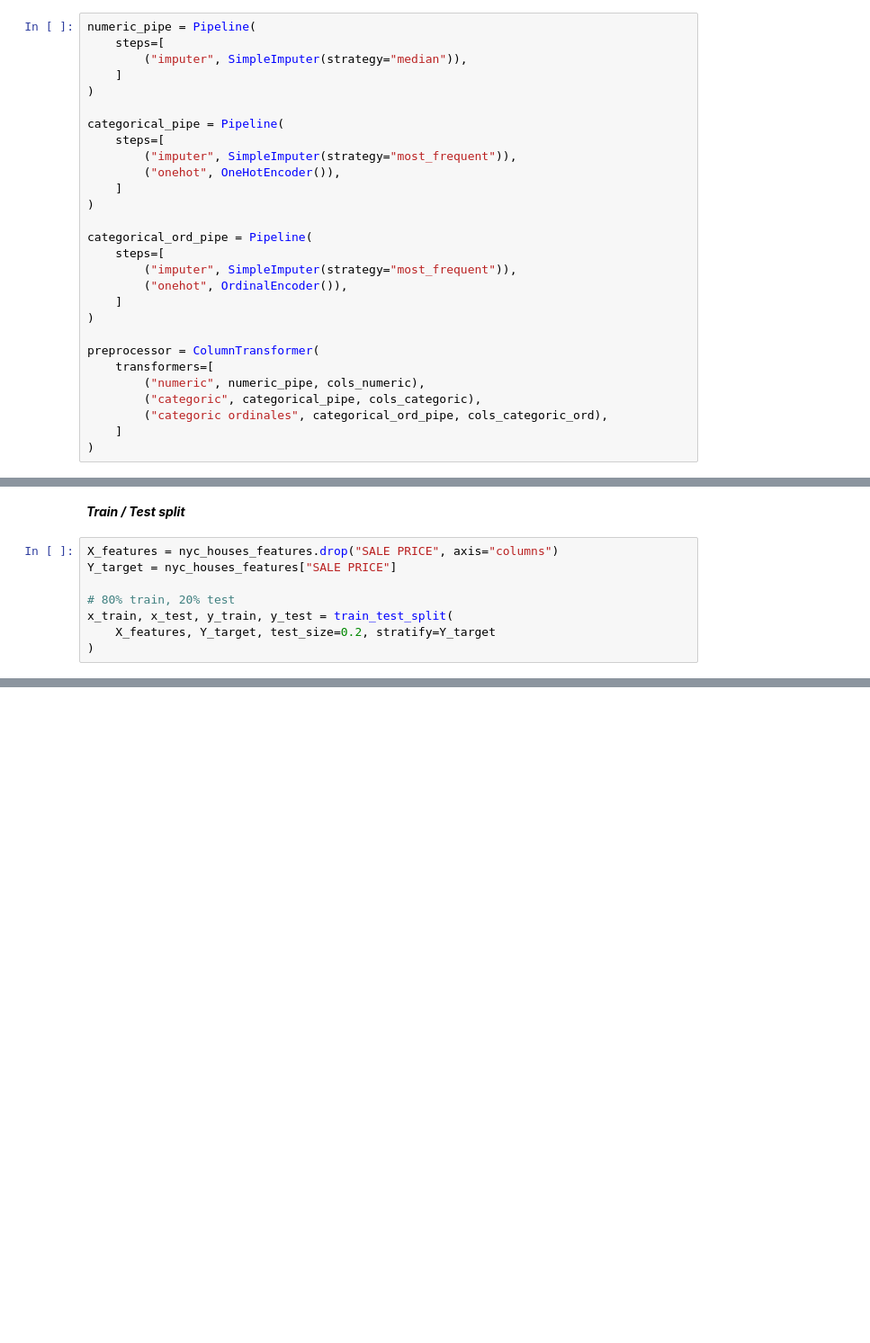
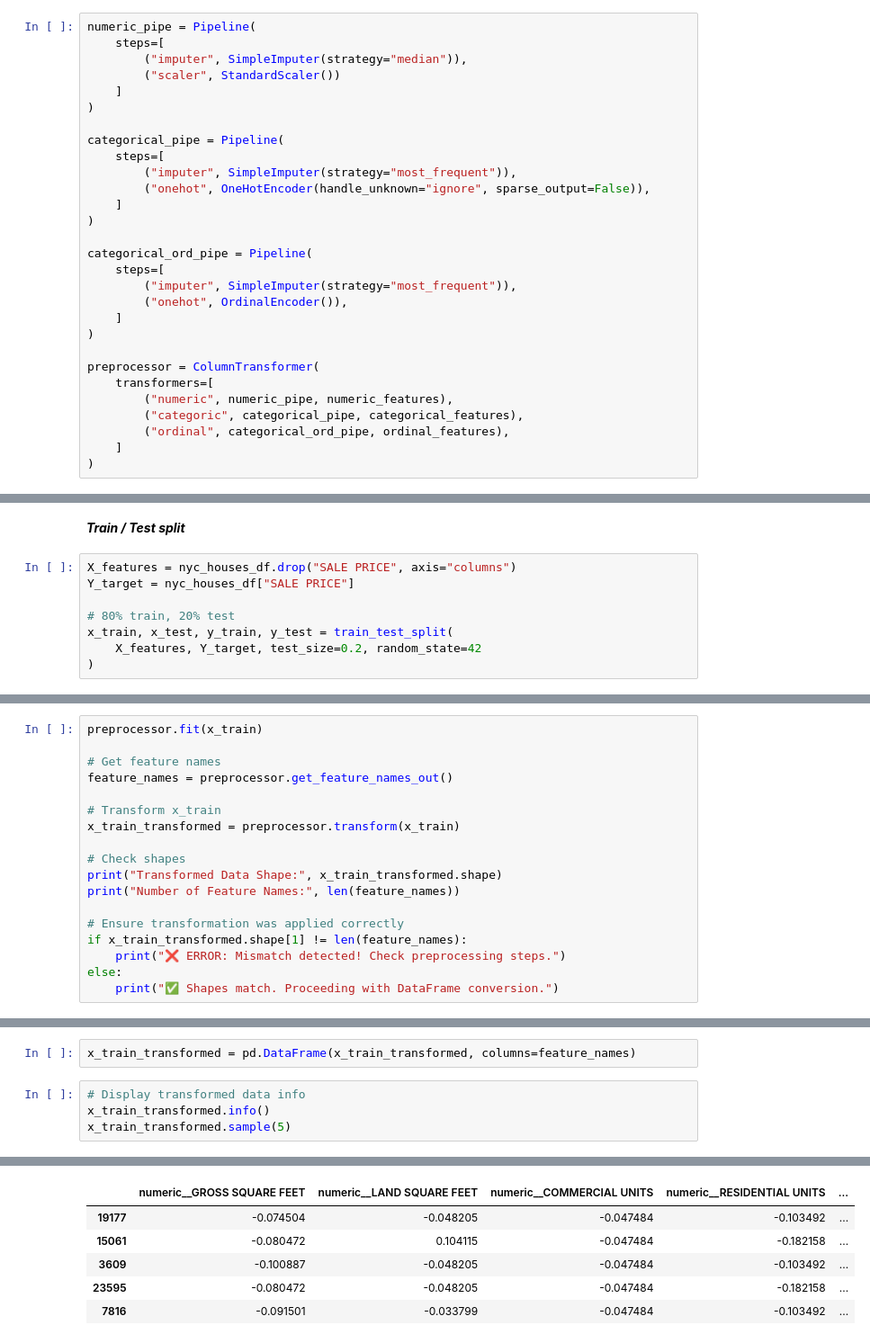
Before and after one commit to alejolondonm/NYC-houses, a Jupyter notebook: DataPreparation/4-feature-engineering.ipynb, the cells around one changed output, grey strips where cells are left out. Shown at 90% size. Cells and saved outputs as stored; diff of their text form; blank space fills up the shorter version.

```diff
--- a/DataPreparation/4-feature-engineering.ipynb
+++ b/DataPreparation/4-feature-engineering.ipynb
@@ -712,13 +720,14 @@ cols_categoric_ord = ['TAX CLASS AT TIME OF SALE', 'TAX CLASS AT PRESENT']
 numeric_pipe = Pipeline(
     steps=[
         ("imputer", SimpleImputer(strategy="median")),
+        ("scaler", StandardScaler())
     ]
 )
 
 categorical_pipe = Pipeline(
     steps=[
         ("imputer", SimpleImputer(strategy="most_frequent")),
-        ("onehot", OneHotEncoder()),
+        ("onehot", OneHotEncoder(handle_unknown="ignore", sparse_output=False)),
     ]
 )
 
@@ -731,9 +740,9 @@ categorical_ord_pipe = Pipeline(
 
 preprocessor = ColumnTransformer(
     transformers=[
-        ("numeric", numeric_pipe, cols_numeric),
-        ("categoric", categorical_pipe, cols_categoric),
-        ("categoric ordinales", categorical_ord_pipe, cols_categoric_ord),
+        ("numeric", numeric_pipe, numeric_features),
+        ("categoric", categorical_pipe, categorical_features),
+        ("ordinal", categorical_ord_pipe, ordinal_features),
     ]
 )
 # %%
@@ -761,10 +771,10 @@ ColumnTransformer(transformers=[('numeric',
 # %% [markdown]
 ***Train / Test split***
 # %%
-X_features = nyc_houses_features.drop("SALE PRICE", axis="columns")
-Y_target = nyc_houses_features["SALE PRICE"]
+X_features = nyc_houses_df.drop("SALE PRICE", axis="columns")
+Y_target = nyc_houses_df["SALE PRICE"]
 
 # 80% train, 20% test
 x_train, x_test, y_train, y_test = train_test_split(
-    X_features, Y_target, test_size=0.2, stratify=Y_target
+    X_features, Y_target, test_size=0.2, random_state=42
 )
@@ -772,0 +788,18 @@ ValueError: Input y contains NaN.
+# %%
+preprocessor.fit(x_train)
+
+# Get feature names
+feature_names = preprocessor.get_feature_names_out()
+
+# Transform x_train
+x_train_transformed = preprocessor.transform(x_train)
+
+# Check shapes
+print("Transformed Data Shape:", x_train_transformed.shape)
+print("Number of Feature Names:", len(feature_names))
+
+# Ensure transformation was applied correctly
+if x_train_transformed.shape[1] != len(feature_names):
+    print("❌ ERROR: Mismatch detected! Check preprocessing steps.")
+else:
+    print("✅ Shapes match. Proceeding with DataFrame conversion.")
@@ -772,0 +845,7 @@ ValueError: Input y contains NaN.
+# %%
+x_train_transformed = pd.DataFrame(x_train_transformed, columns=feature_names)
+# %%
+# Display transformed data info
+x_train_transformed.info()
+x_train_transformed.sample(5)
+# %% [output]
@@ -772,0 +872,6 @@ ValueError: Input y contains NaN.
+|  | numeric__GROSS SQUARE FEET | numeric__LAND SQUARE FEET | numeric__COMMERCIAL UNITS | numeric__RESIDENTIAL UNITS | ... |
+| 19177 | -0.074504 | -0.048205 | -0.047484 | -0.103492 | ... |
+| 15061 | -0.080472 | 0.104115 | -0.047484 | -0.182158 | ... |
+| 3609 | -0.100887 | -0.048205 | -0.047484 | -0.103492 | ... |
+| 23595 | -0.080472 | -0.048205 | -0.047484 | -0.182158 | ... |
+| 7816 | -0.091501 | -0.033799 | -0.047484 | -0.103492 | ... |
```
Also changed, not shown: parts of 27 cells of this notebook.
